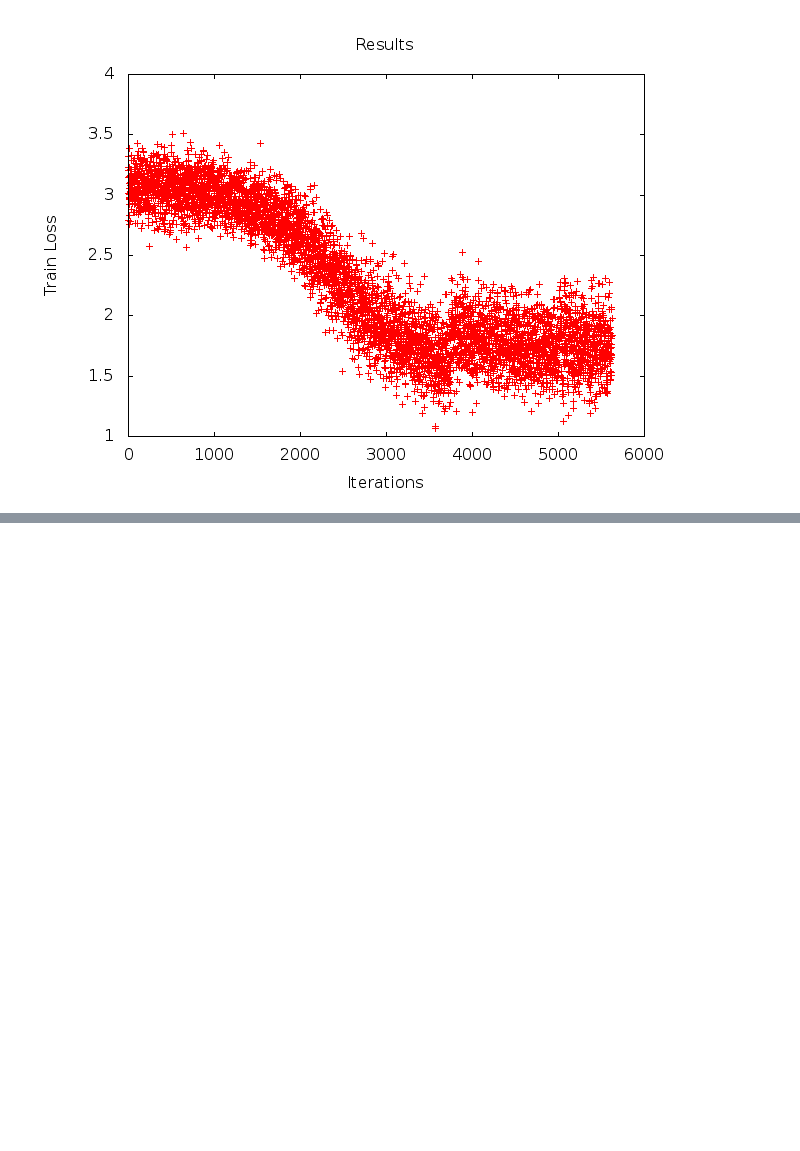
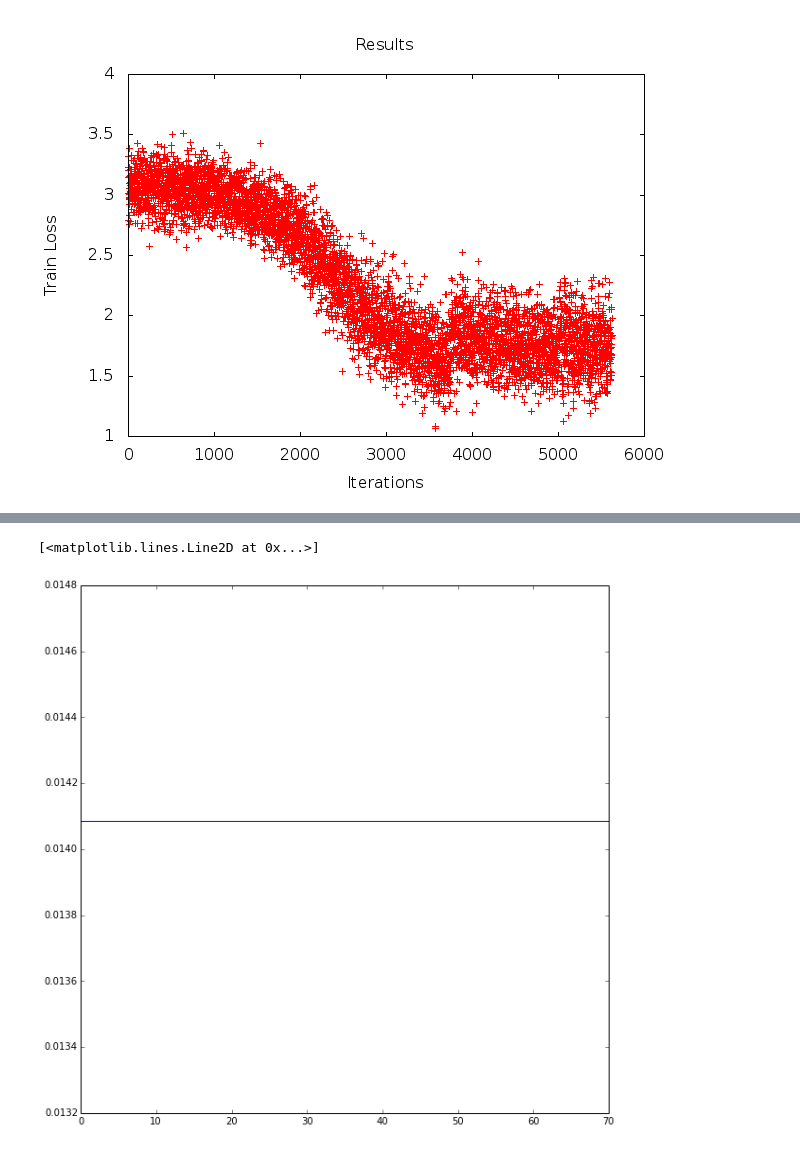
Before and after one commit to inulinux12/Imageclef-med-experimentation, a Jupyter notebook: Disease experimentation.ipynb, the cells around one changed output, grey strips where cells are left out. Cells and saved outputs as stored; diff of their text form; code cells hidden in the pictures; blank space fills up the shorter version.

```diff
--- a/Disease experimentation.ipynb
+++ b/Disease experimentation.ipynb
@@ -282,0 +463,6 @@ for im in [a,b,c]:
+# %%
+feat = net.blobs['prob'].data[4]
+plt.plot(feat.flat)
+# %% [output]
+[<matplotlib.lines.Line2D at 0x...>]
+[figure, added]
```
Also changed, not shown: parts of 21 cells of this notebook, 1 other file.
